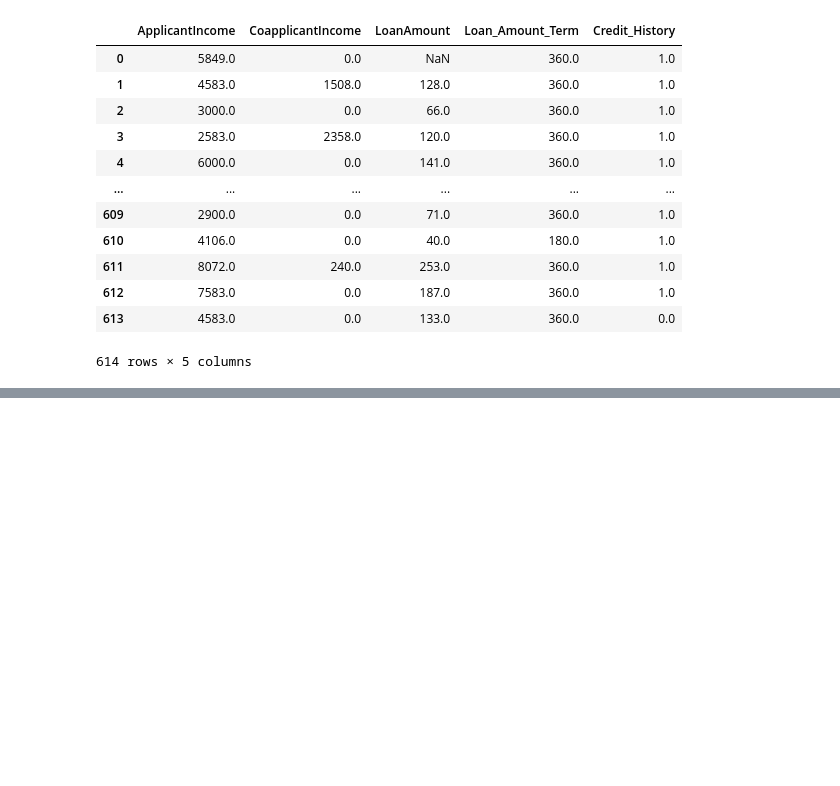
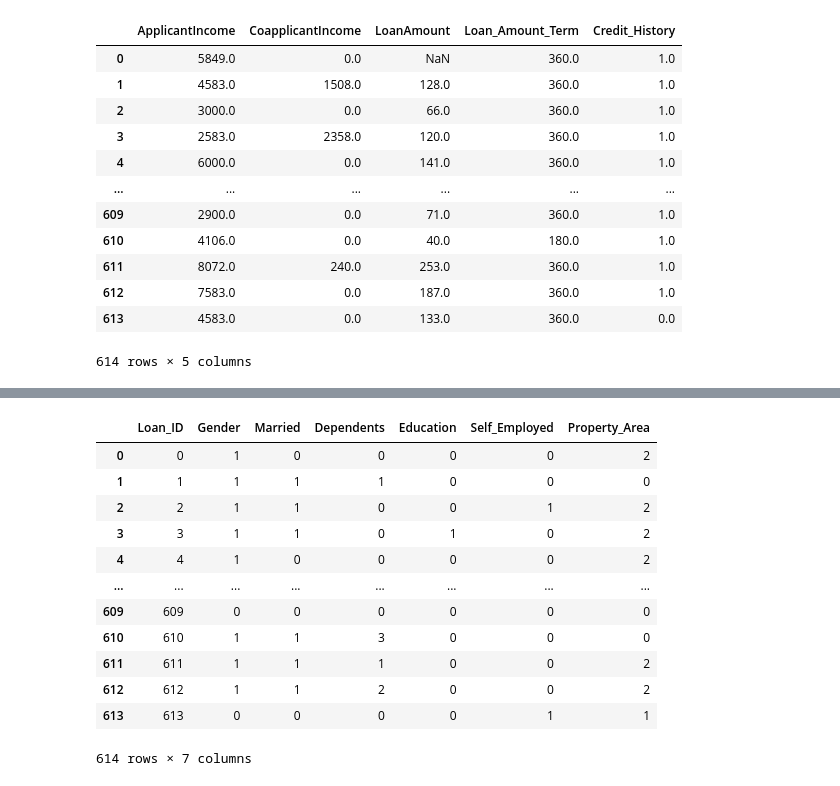
Before and after one commit to BalakissaFANE/Projet_data_scientist, a Jupyter notebook: Credit_model.ipynb, the cells around one changed output, grey strips where cells are left out. Saved outputs shown, nothing was run; the diff lists cells and outputs as text; code cells hidden in the pictures; blank space fills up the shorter version.

```diff
--- a/Credit_model.ipynb
+++ b/Credit_model.ipynb
@@ -322,0 +377,20 @@ Name: Married, dtype: int64
+# %%
+# Encodage(remplacement) des valeurs categorique par des valeurs numeriques en 0,1,2 .. avec Sklearn
+le=LabelEncoder()
+for i  in cat_data:
+    cat_data[i]=le.fit_transform(cat_data[i])
+cat_data
+# %% [output]
+|  | Loan_ID | Gender | Married | Dependents | Education | Self_Employed | Property_Area |
+| 0 | 0 | 1 | 0 | 0 | 0 | 0 | 2 |
+| 1 | 1 | 1 | 1 | 1 | 0 | 0 | 0 |
+| 2 | 2 | 1 | 1 | 0 | 0 | 1 | 2 |
+| 3 | 3 | 1 | 1 | 0 | 1 | 0 | 2 |
+| 4 | 4 | 1 | 0 | 0 | 0 | 0 | 2 |
+| ... | ... | ... | ... | ... | ... | ... | ... |
+| 609 | 609 | 0 | 0 | 0 | 0 | 0 | 0 |
+| 610 | 610 | 1 | 1 | 3 | 0 | 0 | 0 |
+| 611 | 611 | 1 | 1 | 1 | 0 | 0 | 2 |
+| 612 | 612 | 1 | 1 | 2 | 0 | 0 | 2 |
+| 613 | 613 | 0 | 0 | 0 | 0 | 1 | 1 |
+614 rows × 7 columns
```
Also changed, not shown: parts of 11 cells of this notebook, 1 other file.
